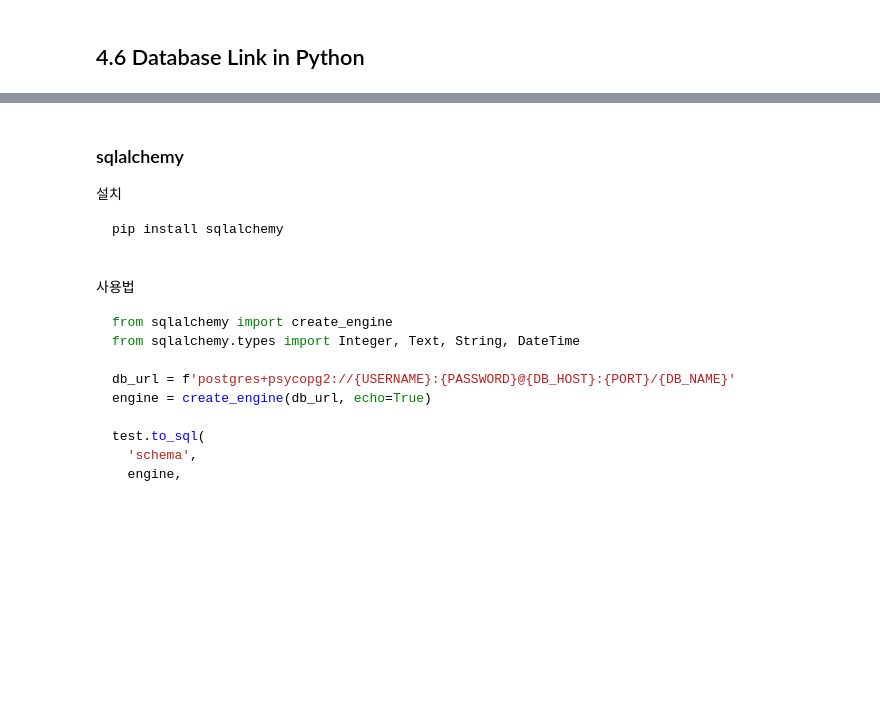
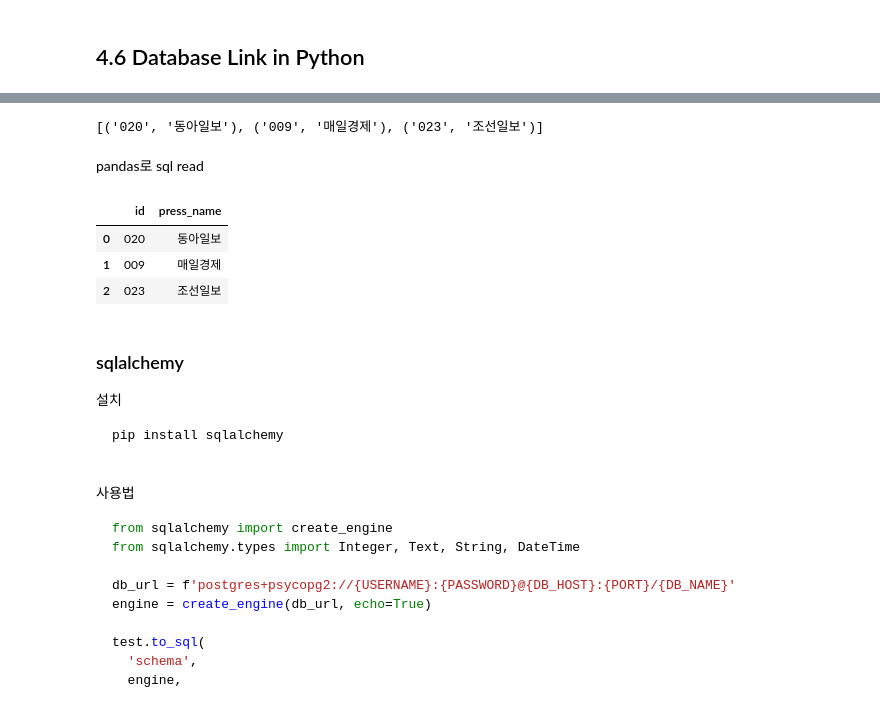
Before and after one commit to Eunseo23/Big-Data, a Jupyter notebook: bigdata1/day05.ipynb, the cells around one changed output, grey strips where cells are left out. Drawn from its saved outputs; the diff is of its cells as text; code cells hidden in the pictures; blank space fills up the shorter version.

```diff
--- a/bigdata1/day05.ipynb
+++ b/bigdata1/day05.ipynb
@@ -67,0 +70,9 @@ with psycopg2.connect():
+# %%
+conn = psycopg2.connect(
+  host='localhost',
+  dbname='postgres',
+  user='postgres',
+  password='postgrespw',
+  port=49153)
+
+cur = conn.cursor()
@@ -67,0 +84,6 @@ with psycopg2.connect():
+# %%
+result_all
+# %% [output]
+[('020', '동아일보'), ('009', '매일경제'), ('023', '조선일보')]
+# %% [markdown]
+pandas로 sql read
@@ -68,3 +92,10 @@ with psycopg2.connect():
+# %%
+pd.read_sql('SELECT * FROM news_id', conn)
+# %% [output]
+|  | id | press_name |
+| 0 | 020 | 동아일보 |
+| 1 | 009 | 매일경제 |
+| 2 | 023 | 조선일보 |
 # %% [markdown]
 ### sqlalchemy
 
```
Also changed, not shown: parts of 36 cells of this notebook.
